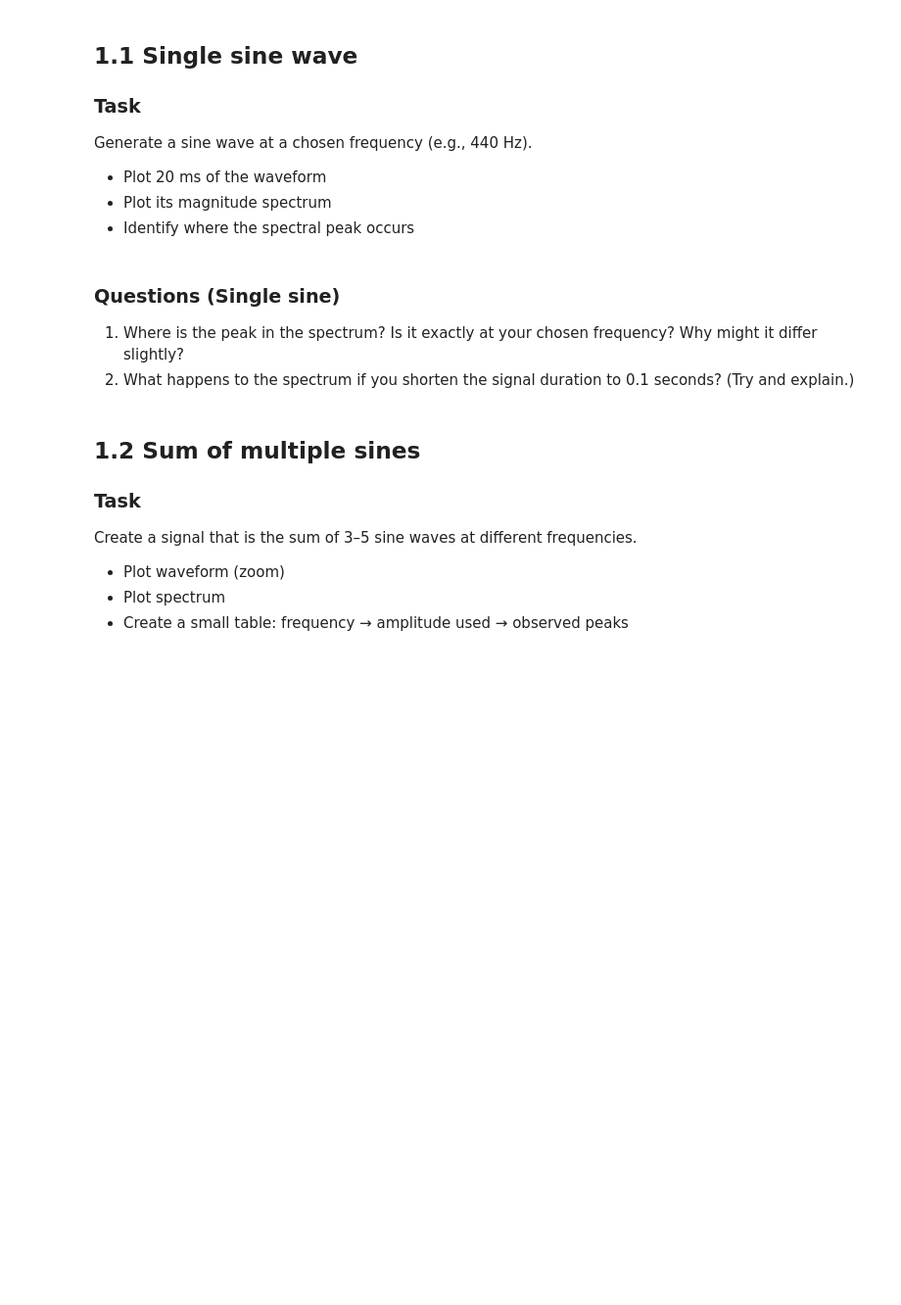
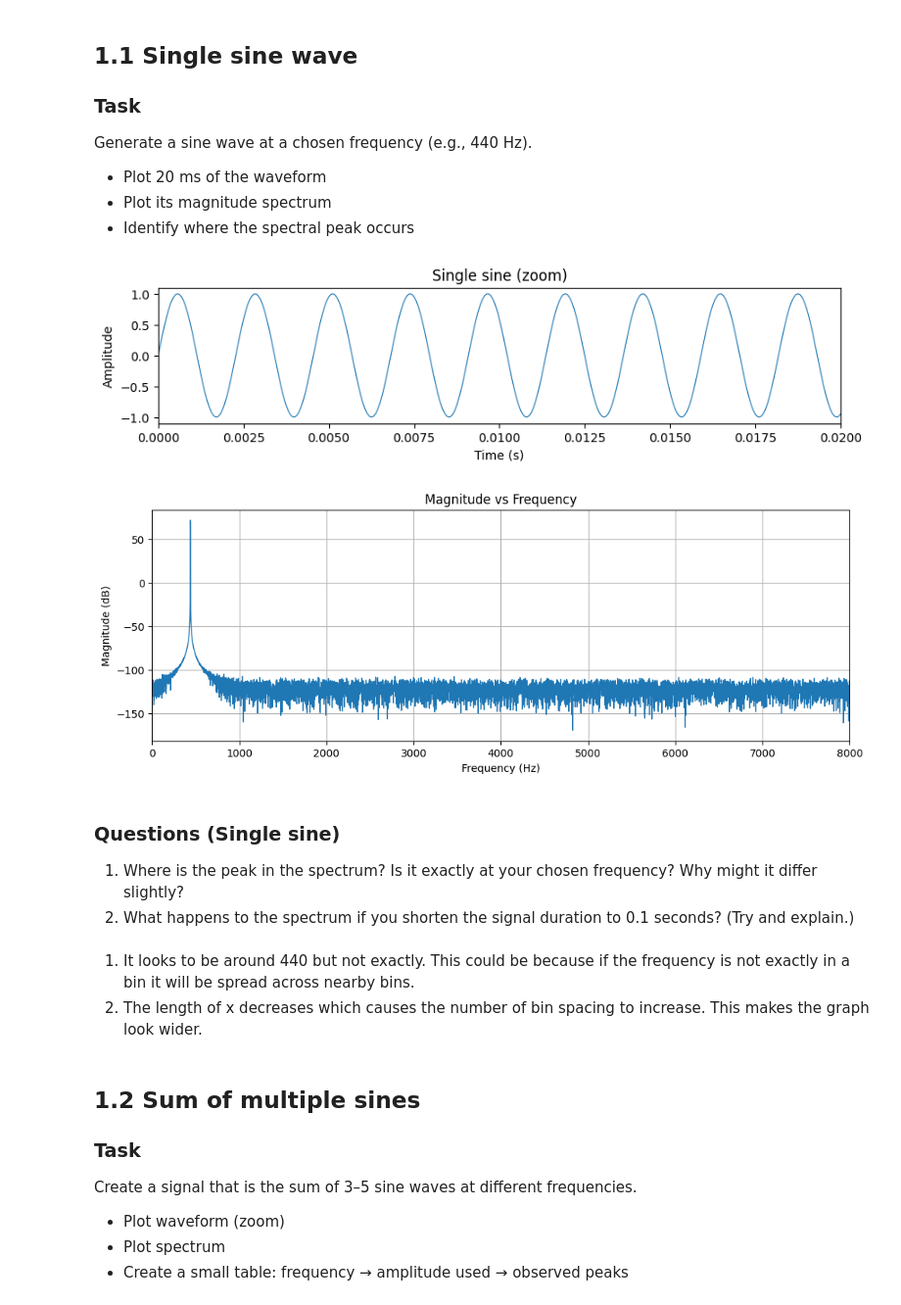
Before and after one commit to kkodachi/ee519-HW1, a Jupyter notebook: HW1_Notebook4_Fourier_DFT_SpeechSpectra.ipynb, the cells around one changed output. Shown at 98% size. Cells and saved outputs as stored; diff of their text form; code cells hidden in the pictures; blank space fills up the shorter version.

```diff
--- a/HW1_Notebook4_Fourier_DFT_SpeechSpectra.ipynb
+++ b/HW1_Notebook4_Fourier_DFT_SpeechSpectra.ipynb
@@ -65,11 +67,35 @@ from IPython.display import Audio, display
 X_PATH = "./audio/x.wav"
 # %%
 # TODO: WAV loader (reuse from Notebook 1/3)
+import os
+from scipy.io import wavfile
+
+def to_mono(x):
+    """Ensure mono float32 in [-1, 1]."""
+    x = np.asarray(x)
+    if x.ndim == 2:  # stereo -> mono
+        x = x.mean(axis=1)
+    if np.issubdtype(x.dtype, np.integer):
+        maxv = np.iinfo(x.dtype).max
+        x = x.astype(np.float32) / maxv
+    else:
+        x = x.astype(np.float32)
+    return np.clip(x, -1.0, 1.0)
+
 def load_wav(path):
-    """Return mono float signal in [-1, 1] and sample rate fs."""
-    raise NotImplementedError
+    if not os.path.exists(path):
+        # print(f"File not found: {path}\nUpload a WAV and update wav_path.")
+        raise FileNotFoundError(f"File not found: {path}")
+    else:
+        fs, x = wavfile.read(path)
+        x = to_mono(x)
+        print("Loaded:", path)
+        print("Sampling rate (Hz):", fs)
+        print("Duration (s):", len(x)/fs)
+        print(f"Min/max amplitude: {x.min():.3f}/{x.max():.3f}")
+        return x, fs
 # %%
 # TODO: Load audio
-# x, fs = load_wav(X_PATH)
-# print(fs, len(x)/fs, x.min(), x.max())
-# display(Audio(x, rate=fs))
+x, fs = load_wav(X_PATH)
+print(fs, len(x)/fs, x.min(), x.max())
+display(Audio(x, rate=fs))
@@ -112,18 +177,24 @@ Generate a sine wave at a chosen frequency (e.g., 440 Hz).
 - Identify where the spectral peak occurs
 # %%
 # TODO: Single sine
-# f0 = 440
-# x_sine = np.sin(2*np.pi*f0*t)
+f0 = 440
+x_sine = np.sin(2*np.pi*f0*t)
 # %%
 # TODO: Plot waveform (zoom) and spectrum
-# plot_waveform(x_sine, fs_syn, "Single sine (zoom)", tlim=(0, 0.02))
-# f, mag = magnitude_spectrum(x_sine, fs_syn, window="hann")
-# plt.figure(); plt.plot(f, mag); ...
+plot_waveform(x_sine, fs_syn, "Single sine (zoom)", tlim=(0, 0.02))
+f, mag = magnitude_spectrum(x_sine, fs_syn, window="hann")
+plot_spectrum(f,mag)
+# %% [output]
+[figure, added]
+[figure, added]
 # %% [markdown]
 ### Questions (Single sine)
 
 1. Where is the peak in the spectrum? Is it exactly at your chosen frequency? Why might it differ slightly?
 2. What happens to the spectrum if you shorten the signal duration to 0.1 seconds? (Try and explain.)
+# %% [markdown]
+1. It looks to be around 440 but not exactly. This could be because if the frequency is not exactly in a bin it will be spread across nearby bins.
+2. The length of x decreases which causes the number of bin spacing to increase. This makes the graph look wider.
 # %% [markdown]
 ## 1.2 Sum of multiple sines
 
```
Also changed, not shown: parts of 19 cells of this notebook, 11 other files.
